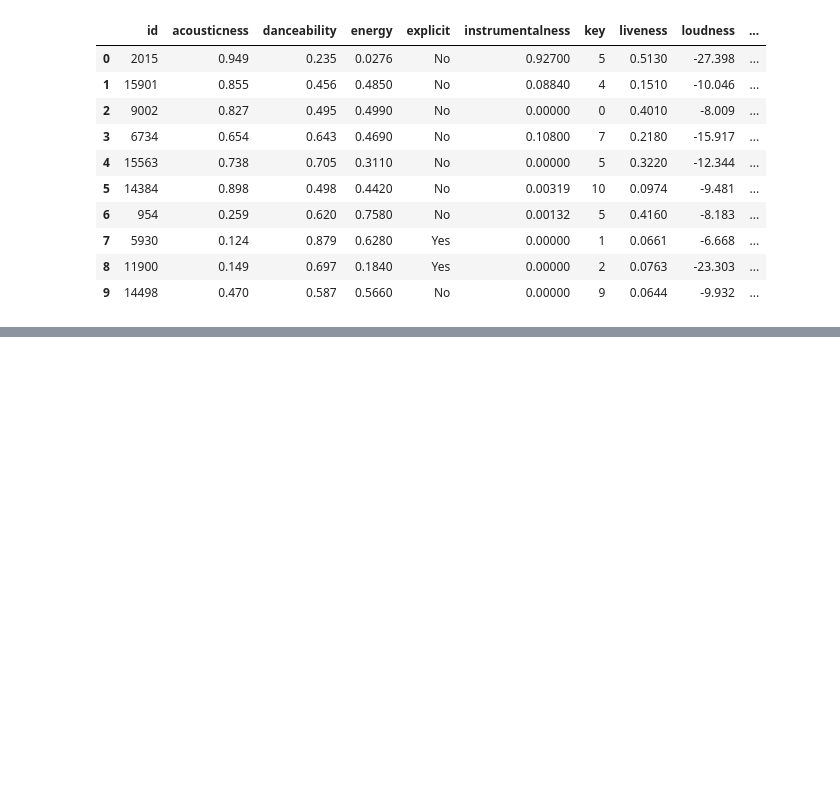
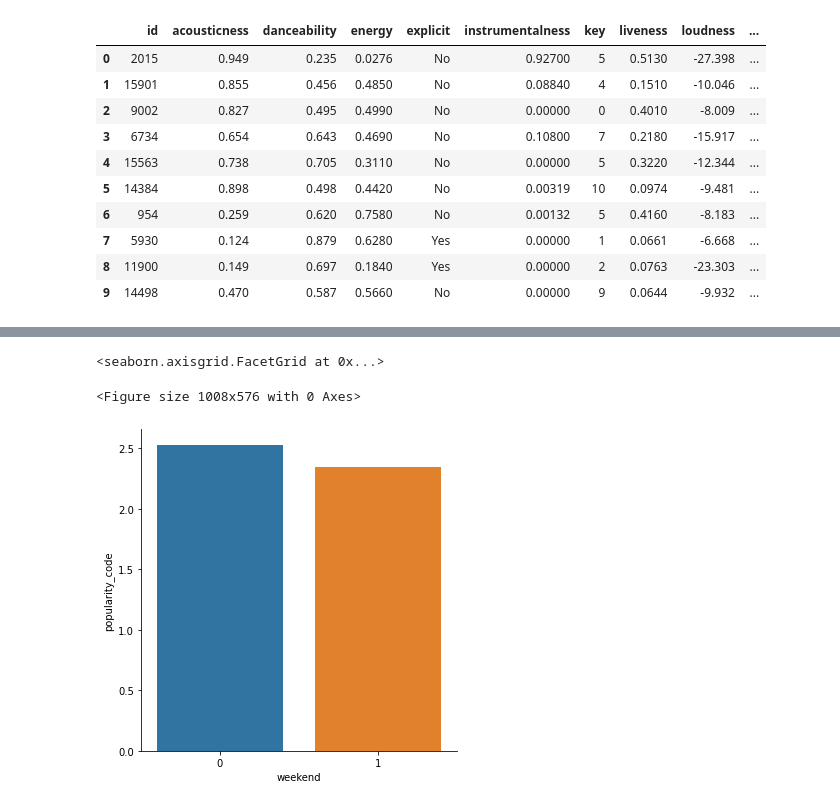
Before and after one commit to Subhankar4901/Open-IIT-Data-analytics, a Jupyter notebook: Notebooks/Feature engineering .ipynb, the cells around one changed output, grey strips where cells are left out. Saved outputs shown, nothing was run; the diff lists cells and outputs as text; code cells hidden in the pictures; blank space fills up the shorter version.

```diff
--- a/Notebooks/Feature engineering .ipynb
+++ b/Notebooks/Feature engineering .ipynb
@@ -74,0 +103,14 @@ plt.savefig("D:\Open IIT DATA\Diagrams\covariences.png") #saving the file
+# %%
+def fucnc(row):
+    if row["release_date"].weekday()<5:
+        return 0
+    else:
+        return 1
+df["weekend"]=df.apply(lambda row:fucnc(row),axis=1)
+# %%
+fig=plt.figure(figsize=(14,8))
+sns.catplot(y="popularity_code",x="weekend",data=df,kind='bar',ci=None)
+# %% [output]
+<seaborn.axisgrid.FacetGrid at 0x...>
+<Figure size 1008x576 with 0 Axes>
+[figure, added]
```
Also changed, not shown: parts of 22 cells of this notebook, 2 other files.
